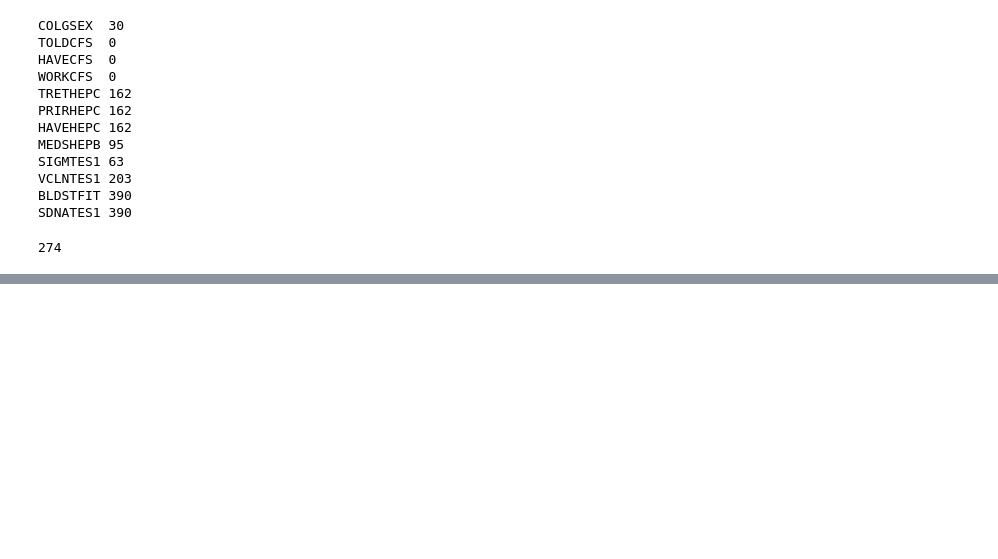
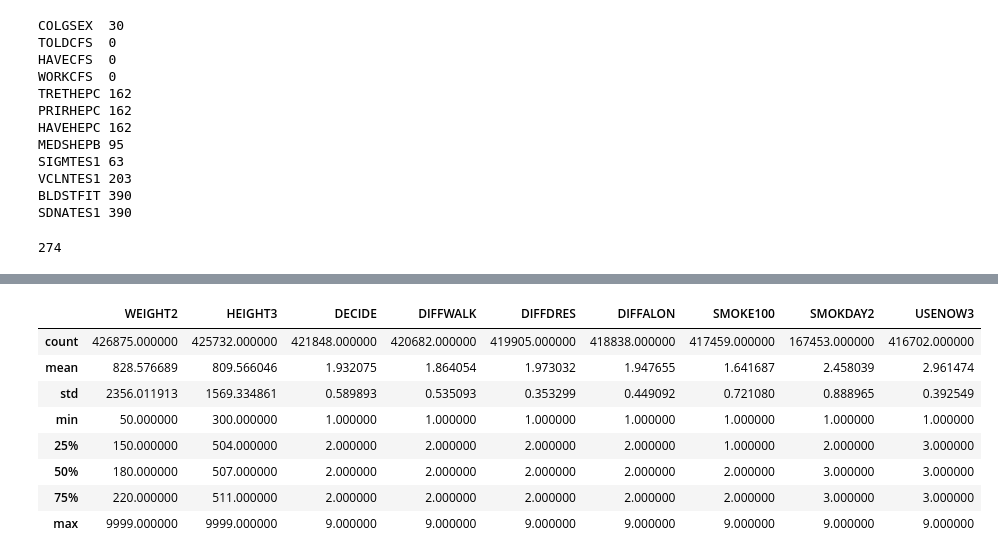
Before and after one commit to puhalskib/adv-p-health, a Jupyter notebook: main.ipynb, the cells around one changed output, grey strips where cells are left out. Saved outputs shown, nothing was run; the diff lists cells and outputs as text; code cells hidden in the pictures; blank space fills up the shorter version.

```diff
--- a/main.ipynb
+++ b/main.ipynb
@@ -197,0 +234,12 @@ df2.columns.size
+# %%
+df2[['WEIGHT2', 'HEIGHT3', 'DECIDE', 'DIFFWALK', 'DIFFDRES', 'DIFFALON', 'SMOKE100', 'SMOKDAY2', 'USENOW3']].describe()
+# %% [output]
+|  | WEIGHT2 | HEIGHT3 | DECIDE | DIFFWALK | DIFFDRES | DIFFALON | SMOKE100 | SMOKDAY2 | USENOW3 |
+| count | 426875.000000 | 425732.000000 | 421848.000000 | 420682.000000 | 419905.000000 | 418838.000000 | 417459.000000 | 167453.000000 | 416702.000000 |
+| mean | 828.576689 | 809.566046 | 1.932075 | 1.864054 | 1.973032 | 1.947655 | 1.641687 | 2.458039 | 2.961474 |
+| std | 2356.011913 | 1569.334861 | 0.589893 | 0.535093 | 0.353299 | 0.449092 | 0.721080 | 0.888965 | 0.392549 |
+| min | 50.000000 | 300.000000 | 1.000000 | 1.000000 | 1.000000 | 1.000000 | 1.000000 | 1.000000 | 1.000000 |
+| 25% | 150.000000 | 504.000000 | 2.000000 | 2.000000 | 2.000000 | 2.000000 | 1.000000 | 2.000000 | 3.000000 |
+| 50% | 180.000000 | 507.000000 | 2.000000 | 2.000000 | 2.000000 | 2.000000 | 2.000000 | 3.000000 | 3.000000 |
+| 75% | 220.000000 | 511.000000 | 2.000000 | 2.000000 | 2.000000 | 2.000000 | 2.000000 | 3.000000 | 3.000000 |
+| max | 9999.000000 | 9999.000000 | 9.000000 | 9.000000 | 9.000000 | 9.000000 | 9.000000 | 9.000000 | 9.000000 |
```
Also changed, not shown: parts of 11 cells of this notebook, 5 other files.
